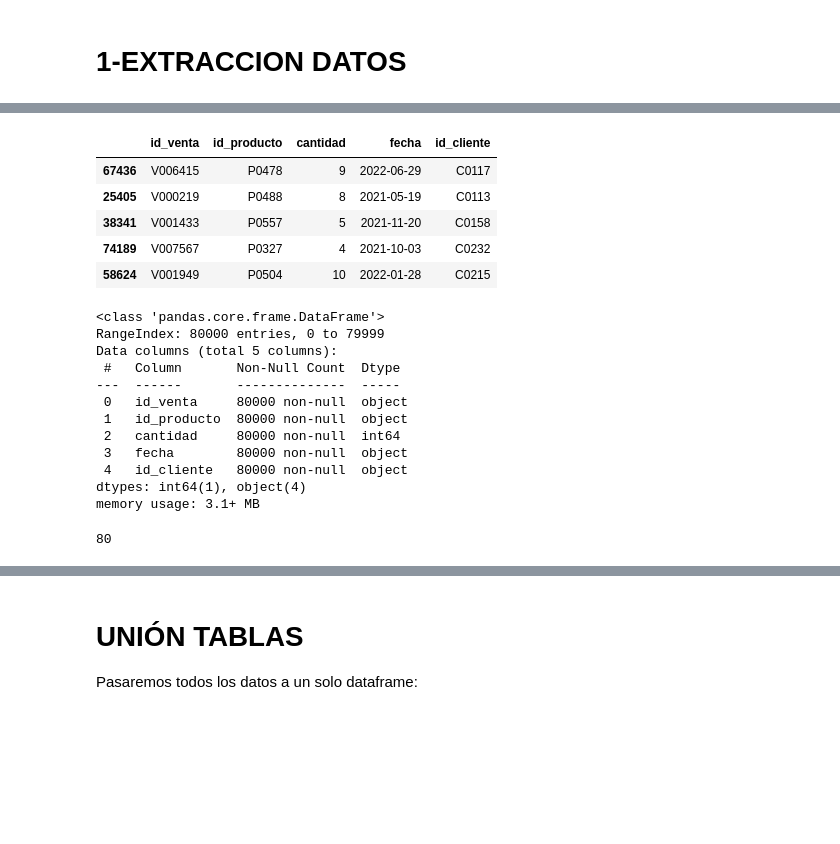
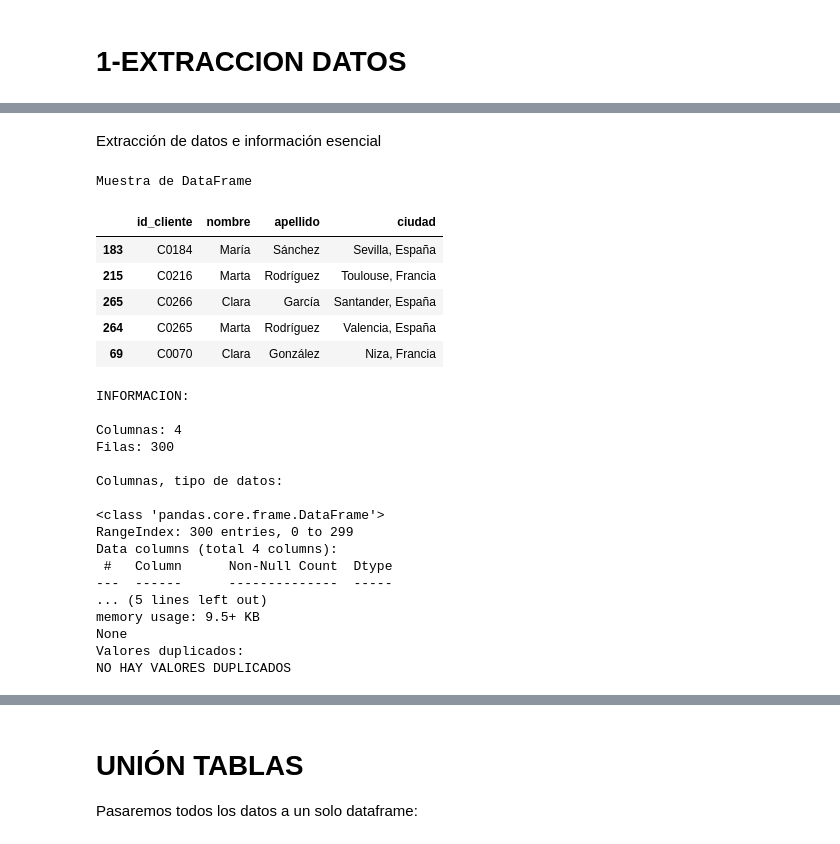
Before and after one commit to Margamtr/Proyect_DTS, a Jupyter notebook: revision_datos.ipynb, the cells around one changed output, grey strips where cells are left out. Drawn from its saved outputs; the diff is of its cells as text; code cells hidden in the pictures; blank space fills up the shorter version.

```diff
--- a/revision_datos.ipynb
+++ b/revision_datos.ipynb
@@ -68,29 +13,2 @@ memory usage: 18.9+ KB
-# %%
-df_ventas=pd.read_csv('ventas.csv')
-df_ventas.sample(5)
-# %% [output]
-|  | id_venta | id_producto | cantidad | fecha | id_cliente |
-| 67436 | V006415 | P0478 | 9 | 2022-06-29 | C0117 |
-| 25405 | V000219 | P0488 | 8 | 2021-05-19 | C0113 |
-| 38341 | V001433 | P0557 | 5 | 2021-11-20 | C0158 |
-| 74189 | V007567 | P0327 | 4 | 2021-10-03 | C0232 |
-| 58624 | V001949 | P0504 | 10 | 2022-01-28 | C0215 |
-# %%
-df_ventas.info()
-# %% [output]
-<class 'pandas.core.frame.DataFrame'>
-RangeIndex: 80000 entries, 0 to 79999
-Data columns (total 5 columns):
- #   Column       Non-Null Count  Dtype
----  ------       --------------  -----
- 0   id_venta     80000 non-null  object
- 1   id_producto  80000 non-null  object
- 2   cantidad     80000 non-null  int64
- 3   fecha        80000 non-null  object
- 4   id_cliente   80000 non-null  object
-dtypes: int64(1), object(4)
-memory usage: 3.1+ MB
-# %%
-df_ventas.duplicated().sum()
-# %% [output]
-80
+# %% [markdown]
+Extracción de datos e información esencial
@@ -96,0 +20,27 @@ df_ventas.duplicated().sum()
+# %%
+sdts.explorar_datos(df_clientes)
+# %% [output]
+Muestra de DataFrame
+|  | id_cliente | nombre | apellido | ciudad |
+| 183 | C0184 | María | Sánchez | Sevilla, España |
+| 215 | C0216 | Marta | Rodríguez | Toulouse, Francia |
+| 265 | C0266 | Clara | García | Santander, España |
+| 264 | C0265 | Marta | Rodríguez | Valencia, España |
+| 69 | C0070 | Clara | González | Niza, Francia |
+INFORMACION:
+
+Columnas: 4
+Filas: 300
+
+Columnas, tipo de datos:
+
+<class 'pandas.core.frame.DataFrame'>
+RangeIndex: 300 entries, 0 to 299
+Data columns (total 4 columns):
+ #   Column      Non-Null Count  Dtype
+---  ------      --------------  -----
+... (5 lines left out)
+memory usage: 9.5+ KB
+None
+Valores duplicados:
+NO HAY VALORES DUPLICADOS
```
Also changed, not shown: parts of 29 cells of this notebook, 1 other file.
